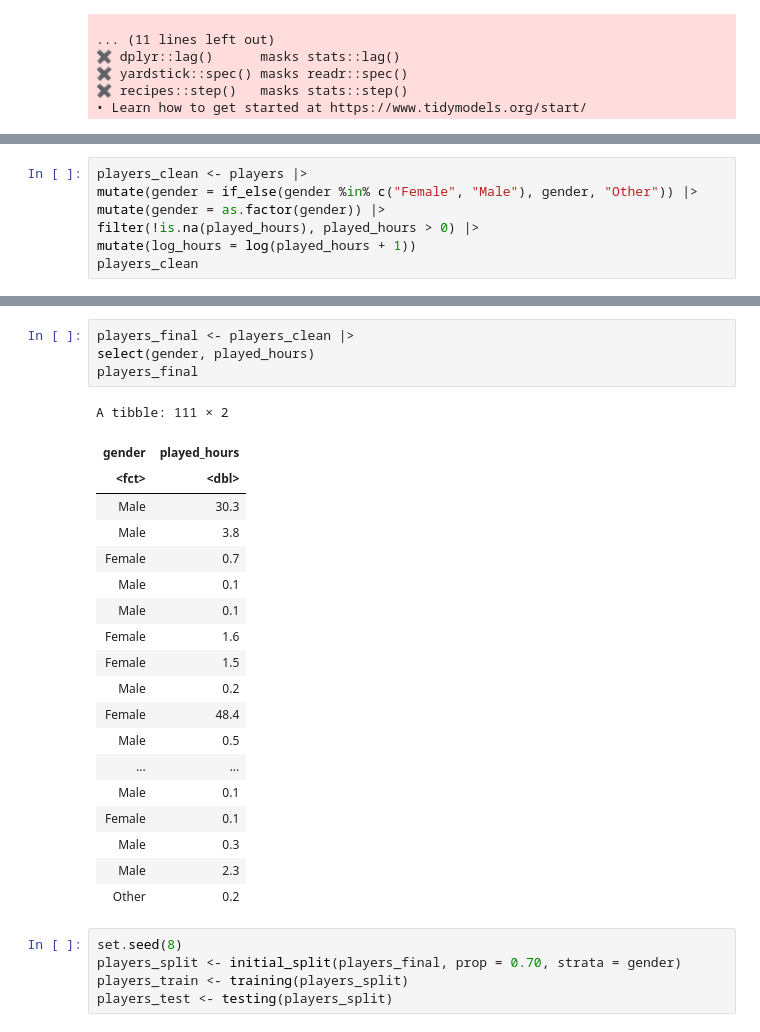
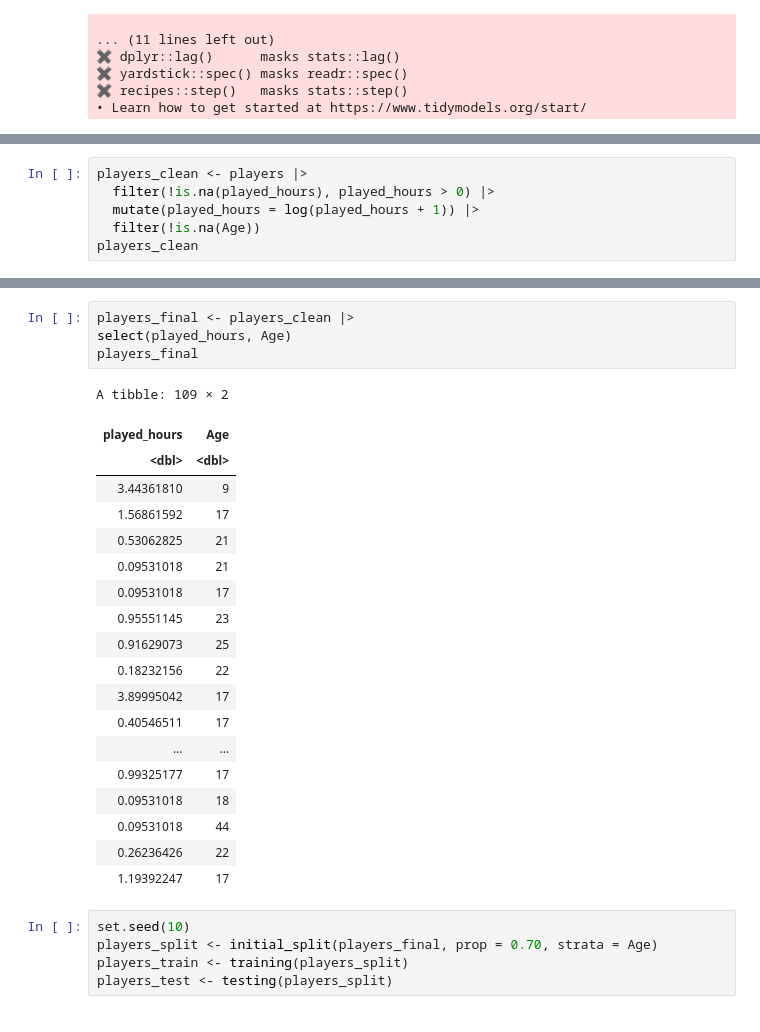
Before and after one commit to cindyttt/dsci-100-2025-final-project, a Jupyter notebook: analysis.ipynb, the cells around one changed output, grey strips where cells are left out. Drawn from its saved outputs; the diff is of its cells as text.

```diff
--- a/analysis.ipynb
+++ b/analysis.ipynb
@@ -53,9 +53,8 @@ A spec_tbl_df: 196 × 7
 | Pro | TRUE | d9473710057f7d42f36570f0be83817a4... | 0.2 | Ahmed | Other | NA |
 # %%
 players_clean <- players |>
-mutate(gender = if_else(gender %in% c("Female", "Male"), gender, "Other")) |>
-mutate(gender = as.factor(gender)) |>
-filter(!is.na(played_hours), played_hours > 0) |>
-mutate(log_hours = log(played_hours + 1))
+  filter(!is.na(played_hours), played_hours > 0) |>
+  mutate(played_hours = log(played_hours + 1)) |>
+  filter(!is.na(Age))
 players_clean
 # %% [output]
@@ -81,29 +80,29 @@ A tibble: 111 × 8
 # %%
 players_final <- players_clean |>
-select(gender, played_hours)
+select(played_hours, Age)
 players_final
 # %% [output]
-A tibble: 111 × 2
+A tibble: 109 × 2
-| gender | played_hours |
-| <fct> | <dbl> |
-| Male | 30.3 |
-| Male | 3.8 |
-| Female | 0.7 |
-| Male | 0.1 |
-| Male | 0.1 |
-| Female | 1.6 |
-| Female | 1.5 |
-| Male | 0.2 |
-| Female | 48.4 |
-| Male | 0.5 |
+| played_hours | Age |
+| <dbl> | <dbl> |
+| 3.44361810 | 9 |
+| 1.56861592 | 17 |
+| 0.53062825 | 21 |
+| 0.09531018 | 21 |
+| 0.09531018 | 17 |
+| 0.95551145 | 23 |
+| 0.91629073 | 25 |
+| 0.18232156 | 22 |
+| 3.89995042 | 17 |
+| 0.40546511 | 17 |
 | ... | ... |
-| Male | 0.1 |
-| Female | 0.1 |
-| Male | 0.3 |
-| Male | 2.3 |
-| Other | 0.2 |
+| 0.99325177 | 17 |
+| 0.09531018 | 18 |
+| 0.09531018 | 44 |
+| 0.26236426 | 22 |
+| 1.19392247 | 17 |
 # %%
-set.seed(8)
-players_split <- initial_split(players_final, prop = 0.70, strata = gender)
+set.seed(10)
+players_split <- initial_split(players_final, prop = 0.70, strata = Age)
 players_train <- training(players_split)
 players_test <- testing(players_split)
```
Also changed, not shown: parts of 6 cells of this notebook.
